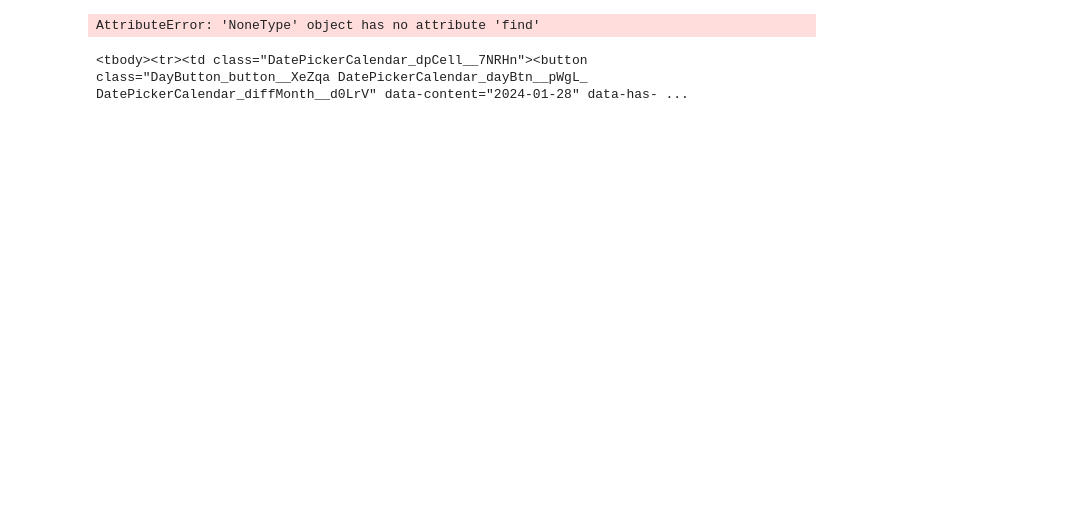
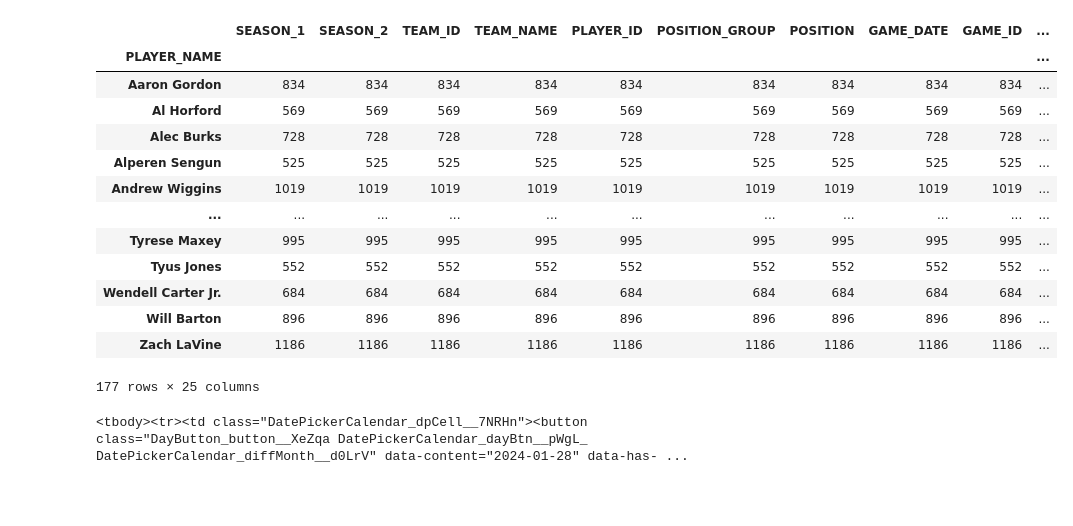
Before and after one commit to m1nce/nba-shots, a Jupyter notebook: api-scrape.ipynb, the cells around one changed output. Drawn from its saved outputs; the diff is of its cells as text; code cells hidden in the pictures; blank space fills up the shorter version.

```diff
--- a/api-scrape.ipynb
+++ b/api-scrape.ipynb
@@ -32,16 +38,27 @@ soup
 # %%
-soup = (soup
-        .find('body')
-        .find('div', class_='Layout_base__6IeUC Layout_justNav__2H4H0 Layout_withSubNav__ByKRF')
-        .find('div', class_='MaxWidthContainer_mwc__ID5AG')
-        .find('section', class_='Block_block__62M07 nba-stats-content-block')
-        .find('div', class_='Block_blockContent__6iJ_n')
-        .find('div', class_='Crom_container__C45Ti crom-container')
-        .find('table', class_='Crom_table__p1iZz')
-        .find('tbody', class_='Crom_body__UYOcU'))
-soup
+shots_count = shots.groupby('PLAYER_NAME').size()
+
+# Filtering out players with more than 500 shots
+players_over_500_shots = shots_count[shots_count > 500].index
+
+# Filtering shots DataFrame based on players with more than 500 shots
+shots_filtered = shots[shots['PLAYER_NAME'].isin(players_over_500_shots)]
+shots_filtered.groupby('PLAYER_NAME').count()
 # %% [output]
+|  | SEASON_1 | SEASON_2 | TEAM_ID | TEAM_NAME | PLAYER_ID | POSITION_GROUP | POSITION | GAME_DATE | GAME_ID | ... |
+| PLAYER_NAME |  |  |  |  |  |  |  |  |  | ... |
+| Aaron Gordon | 834 | 834 | 834 | 834 | 834 | 834 | 834 | 834 | 834 | ... |
+| Al Horford | 569 | 569 | 569 | 569 | 569 | 569 | 569 | 569 | 569 | ... |
+| Alec Burks | 728 | 728 | 728 | 728 | 728 | 728 | 728 | 728 | 728 | ... |
+| Alperen Sengun | 525 | 525 | 525 | 525 | 525 | 525 | 525 | 525 | 525 | ... |
+| Andrew Wiggins | 1019 | 1019 | 1019 | 1019 | 1019 | 1019 | 1019 | 1019 | 1019 | ... |
+| ... | ... | ... | ... | ... | ... | ... | ... | ... | ... | ... |
+| Tyrese Maxey | 995 | 995 | 995 | 995 | 995 | 995 | 995 | 995 | 995 | ... |
+| Tyus Jones | 552 | 552 | 552 | 552 | 552 | 552 | 552 | 552 | 552 | ... |
+| Wendell Carter Jr. | 684 | 684 | 684 | 684 | 684 | 684 | 684 | 684 | 684 | ... |
+| Will Barton | 896 | 896 | 896 | 896 | 896 | 896 | 896 | 896 | 896 | ... |
+| Zach LaVine | 1186 | 1186 | 1186 | 1186 | 1186 | 1186 | 1186 | 1186 | 1186 | ... |
-AttributeError: 'NoneType' object has no attribute 'find'
+177 rows × 25 columns
 # %%
 (soup
  .find('body')
```
Also changed, not shown: parts of 5 cells of this notebook, 19 other files.
